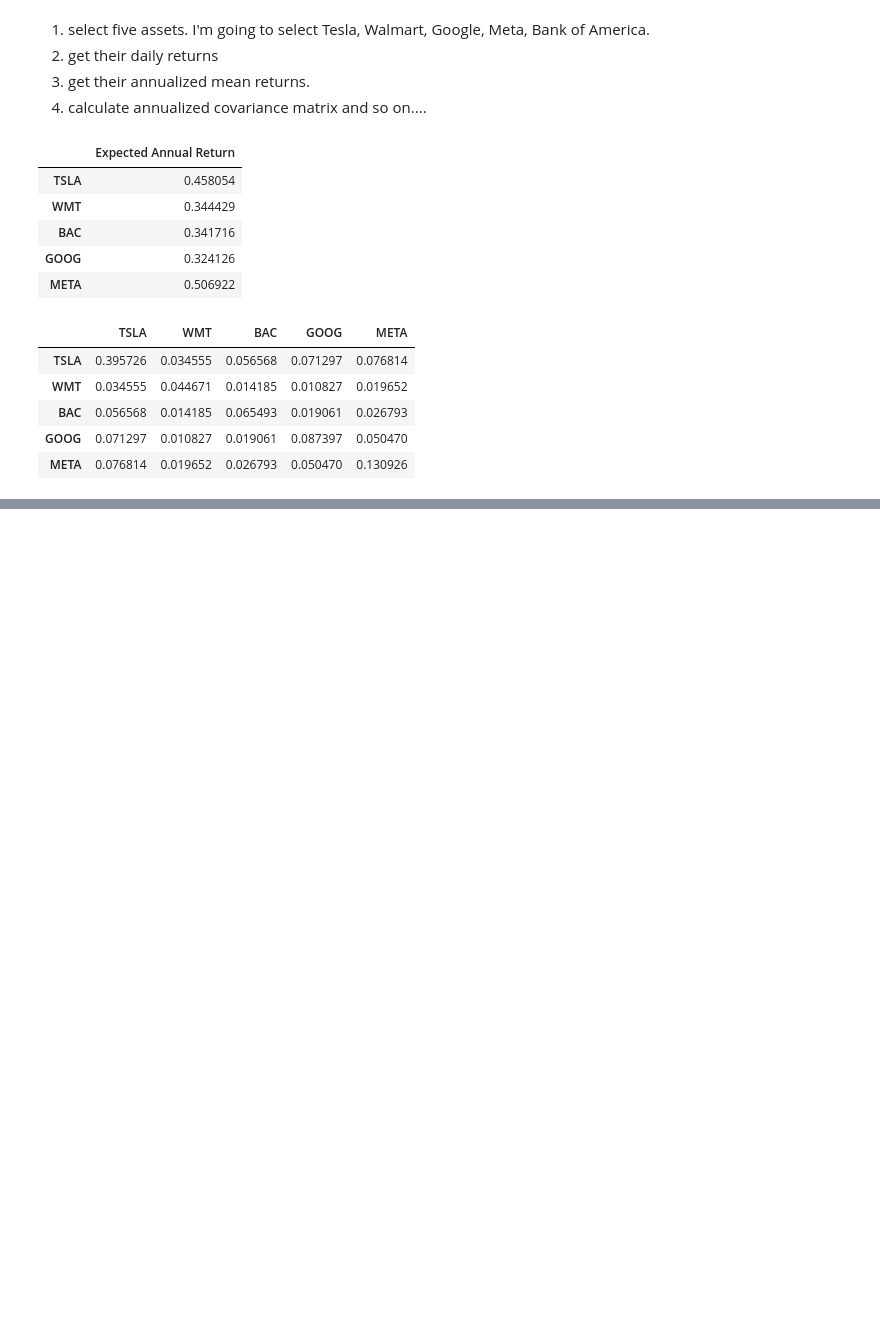
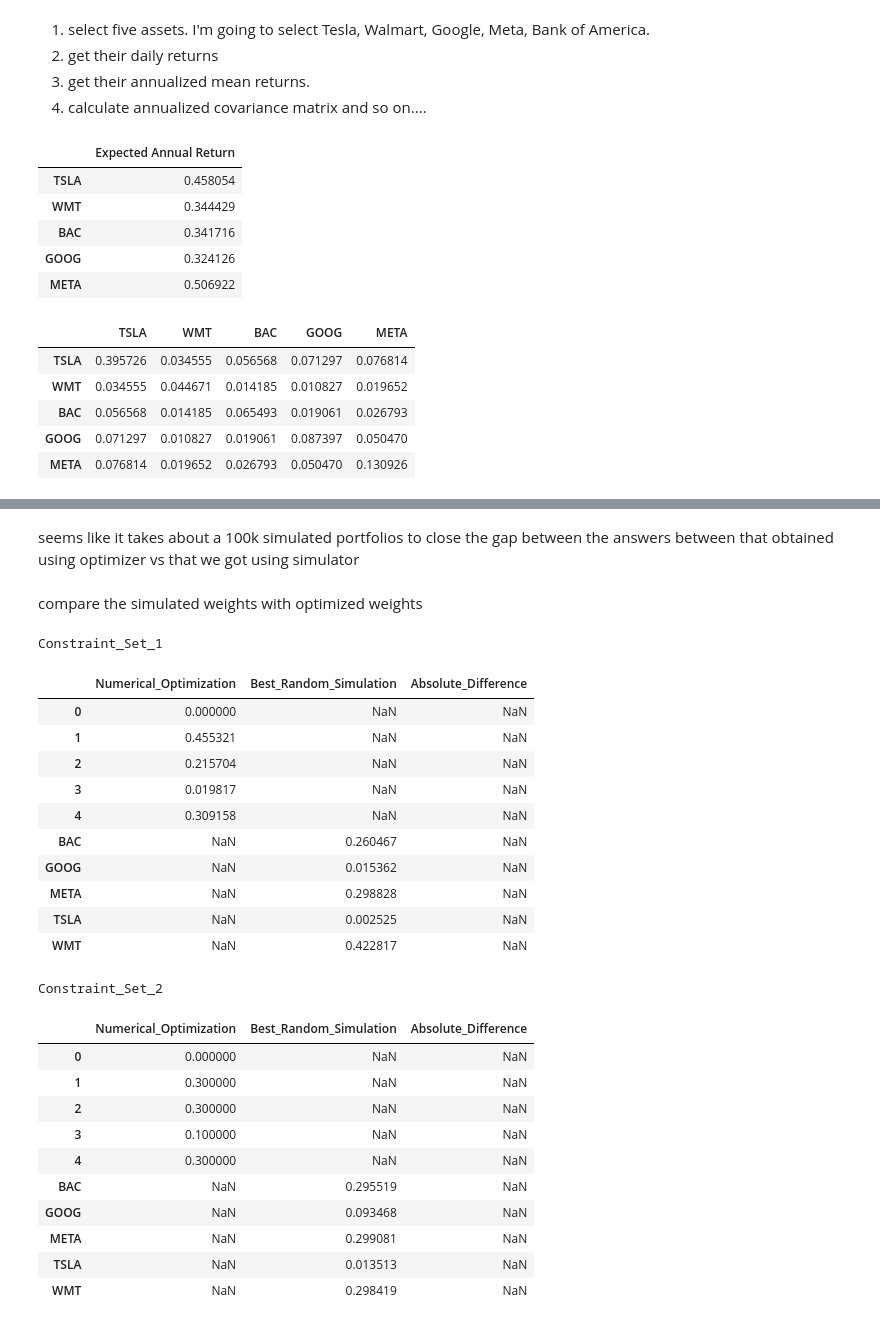
Before and after one commit to George7531/Portfolio_Management, a Jupyter notebook: Group_19296_MScFE_652_Portfolio_Management_Project_1.ipynb, the cells around one changed output, grey strips where cells are left out. Saved outputs shown, nothing was run; the diff lists cells and outputs as text; code cells hidden in the pictures; blank space fills up the shorter version.

```diff
--- a/Group_19296_MScFE_652_Portfolio_Management_Project_1.ipynb
+++ b/Group_19296_MScFE_652_Portfolio_Management_Project_1.ipynb
@@ -1481,0 +1787,66 @@ nice,
+# %% [markdown]
+seems like it takes about a 100k simulated portfolios to close the gap between the answers between that obtained using optimizer vs that we got using simulator
+# %% [markdown]
+compare the simulated weights with optimized weights
+# %%
+for constraint_name, constraints in CONSTRAINT_SETS.items():
+
+    optimal_w = optimized_weights[constraint_name]
+
+    simulated_weights = simulate_portfolios(
+        n_simulations=100000,
+        lower_bounds=constraints["lower"],
+        upper_bounds=constraints["upper"],
+        n_assets=len(SELECTED_ASSETS),
+        random_state=42
+    )
+
+    metrics = evaluate_portfolios(
+        simulated_weights,
+        mu_5.values,
+        Sigma_5.values,
+        delta
+    )
+
+    best_index = metrics["Utility"].idxmax()
+
+    best_simulated_w = pd.Series(
+        simulated_weights[best_index],
+        index=SELECTED_ASSETS
+    )
+
+    comparison = pd.DataFrame({
+        "Numerical_Optimization": optimal_w,
+        "Best_Random_Simulation": best_simulated_w,
+        "Absolute_Difference": (
+            optimal_w - best_simulated_w
+        ).abs()
+    })
+
+    print(f"\n{constraint_name}")
+    display(comparison)
+# %% [output]
+Constraint_Set_1
+|  | Numerical_Optimization | Best_Random_Simulation | Absolute_Difference |
+| 0 | 0.000000 | NaN | NaN |
+| 1 | 0.455321 | NaN | NaN |
+| 2 | 0.215704 | NaN | NaN |
+| 3 | 0.019817 | NaN | NaN |
+| 4 | 0.309158 | NaN | NaN |
+| BAC | NaN | 0.260467 | NaN |
+| GOOG | NaN | 0.015362 | NaN |
+| META | NaN | 0.298828 | NaN |
+| TSLA | NaN | 0.002525 | NaN |
+| WMT | NaN | 0.422817 | NaN |
+Constraint_Set_2
+|  | Numerical_Optimization | Best_Random_Simulation | Absolute_Difference |
+| 0 | 0.000000 | NaN | NaN |
+| 1 | 0.300000 | NaN | NaN |
+| 2 | 0.300000 | NaN | NaN |
+| 3 | 0.100000 | NaN | NaN |
+| 4 | 0.300000 | NaN | NaN |
+| BAC | NaN | 0.295519 | NaN |
+| GOOG | NaN | 0.093468 | NaN |
+| META | NaN | 0.299081 | NaN |
+| TSLA | NaN | 0.013513 | NaN |
+| WMT | NaN | 0.298419 | NaN |
```
Also changed, not shown: parts of 32 cells of this notebook.
